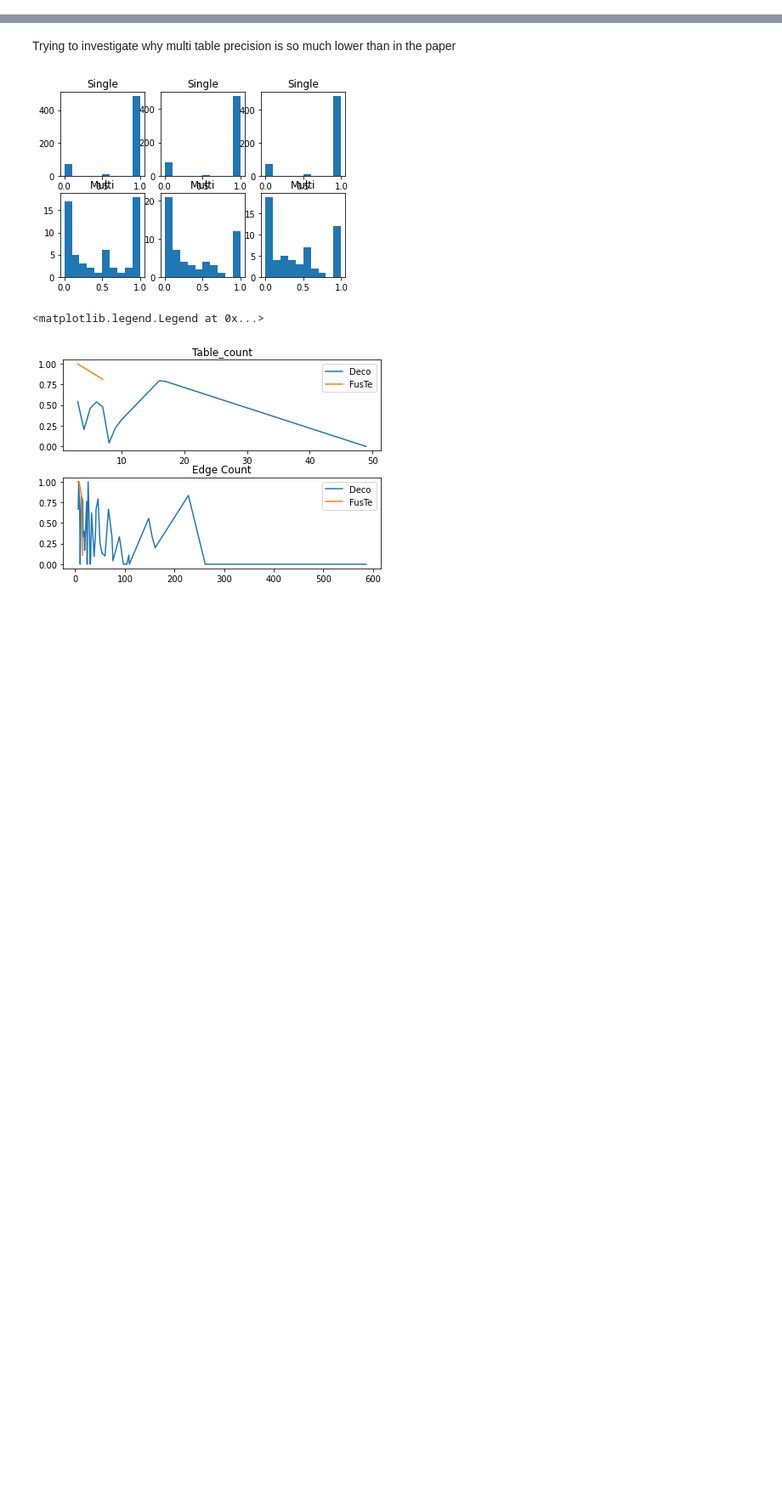
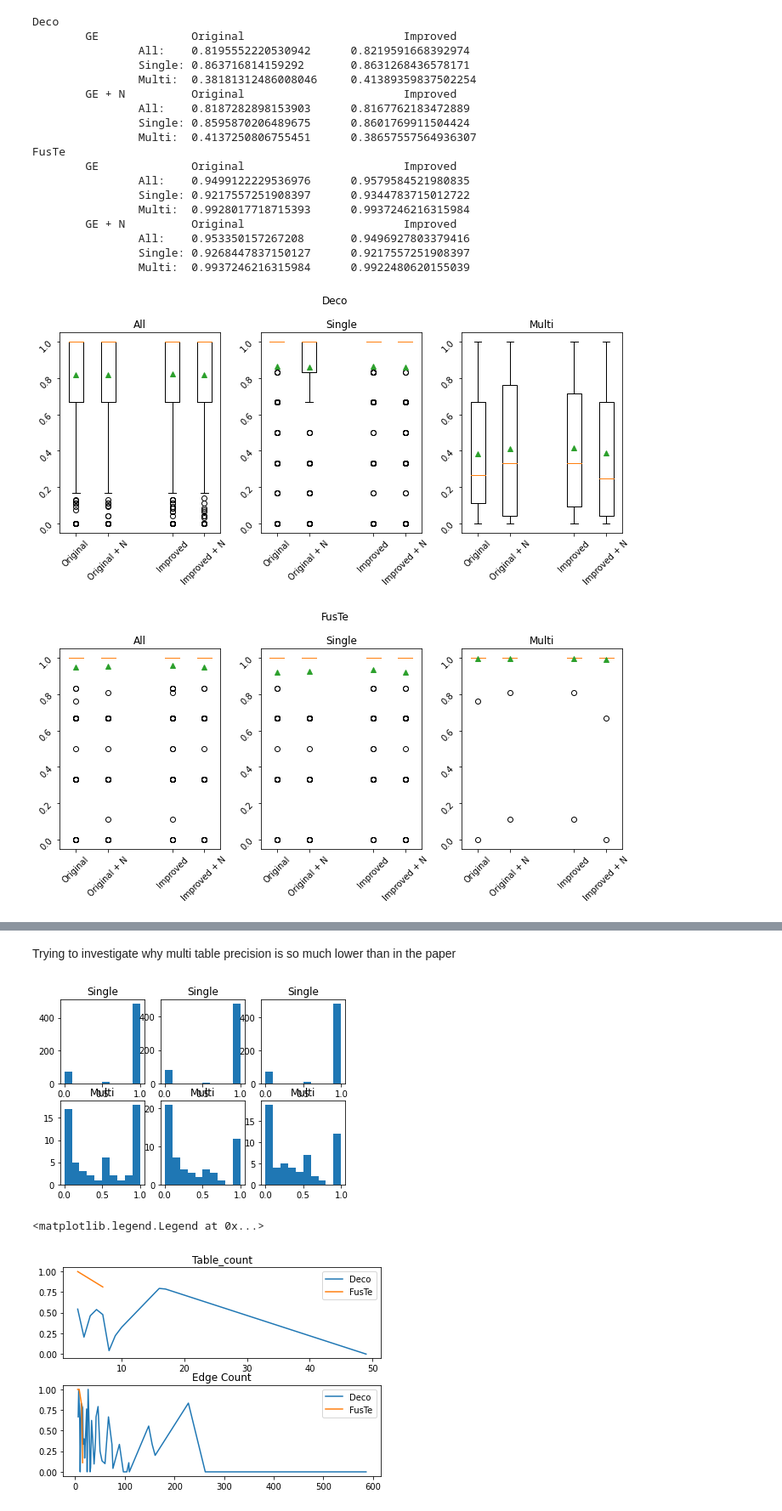
Before and after one commit to timgarrels/TableRecognition21, a Jupyter notebook: src/Cross Validation Precision.ipynb, the cells around one changed output, grey strips where cells are left out. Shown at 85% size. Drawn from its saved outputs; the diff is of its cells as text; code cells hidden in the pictures; blank space fills up the shorter version.

```diff
--- a/src/Cross Validation Precision.ipynb
+++ b/src/Cross Validation Precision.ipynb
@@ -4,7 +4,8 @@ from os.path import exists, join
 import json
 
 DATA_PATH = "../data"
-OUTPUT_PATH = "../output_final/output"
+OUTPUT_PATH = "../improved_output/output"
+EXPERIMENT = "CrossValidationTraining"
 DATASETS= ["Deco", "FusTe"]
 
 
@@ -19,6 +20,12 @@ for dataset in DATASETS:
     annotations_file_path = join(DATA_PATH, dataset, "annotations_elements.json")
     with open(annotations_file_path) as f:
         annotation_data[dataset] = json.load(f)
+
+preprocessed_annotation_data = {}
+for dataset in DATASETS:
+    annotations_file_path = join(DATA_PATH, dataset, "preprocessed_annotations_elements.json")
+    with open(annotations_file_path) as f:
+        preprocessed_annotation_data[dataset] = json.load(f)
 
 def is_multi_key(key, dataset):
     try:
@@ -58,7 +65,8 @@ def has_noise(experiment_path):
         noise = json.load(f)["noise"]
     return bool(noise)
 
-def get_experiment_paths(dataset, noise):
-    d = join(OUTPUT_PATH, dataset, "CrossValidationTraining")
+def get_experiment_paths(dataset, noise, improved=False):
+    exp_name = ("Improved" if improved else "") + EXPERIMENT
+    d = join(OUTPUT_PATH, dataset, exp_name)
     experiments = listdir(d)
     return [join(d, exp) for exp in experiments if has_noise(join(d, exp)) == noise]
@@ -64,0 +143,50 @@ def get_experiment_paths(dataset, noise):
+# %%
+from statistics import mean, stdev, StatisticsError
+
+for dataset in DATASETS:
+    fig, axes = plt.subplots(1,3, figsize=(10, 5))
+    print(dataset)
+    for noise in [False, True]:
+        noise_part = "" if not noise else " + N"
+        print("\tGE" + noise_part + "\t\tOriginal\t\t\tImproved")
+        original = get_accuracies(dataset, noise, improved=False)
+        improved = get_accuracies(dataset, noise, improved=True)
+        for i, label in enumerate(["All", "Single", "Multi"]):
+            or_accuracies = original[i].values()
+            or_accuracies = [acc for edge_count_acc in or_accuracies for acc in edge_count_acc]
+
+            im_accuracies = improved[i].values()
+            im_accuracies = [acc for edge_count_acc in im_accuracies for acc in edge_count_acc]
+            print(f"\t\t{label}:\t{mean(or_accuracies)}\t{mean(im_accuracies)}")
+            axes[i].boxplot(
+                [or_accuracies, im_accuracies],
+                labels=["Original" + noise_part, "Improved" + noise_part],
+                showmeans=True,
+                positions=[0 + noise, 3 + noise],
+            )
+            axes[i].set_title(label)
+            axes[i].tick_params(labelrotation=45)
+
+    fig.suptitle(dataset)
+    fig.tight_layout()
+# %% [output]
+Deco
+        GE              Original                        Improved
+                All:    0.8195552220530942      0.8219591668392974
+                Single: 0.863716814159292       0.8631268436578171
+                Multi:  0.38181312486008046     0.41389359837502254
+        GE + N          Original                        Improved
+                All:    0.8187282898153903      0.8167762183472889
+                Single: 0.8595870206489675      0.8601769911504424
+                Multi:  0.4137250806755451      0.38657557564936307
+FusTe
+        GE              Original                        Improved
+                All:    0.9499122229536976      0.9579584521980835
+                Single: 0.9217557251908397      0.9344783715012722
+                Multi:  0.9928017718715393      0.9937246216315984
+        GE + N          Original                        Improved
+                All:    0.953350157267208       0.9496927803379416
+                Single: 0.9268447837150127      0.9217557251908397
+                Multi:  0.9937246216315984      0.9922480620155039
+[figure, added]
+[figure, added]
```
Also changed, not shown: parts of 6 cells of this notebook, 9 other files.
